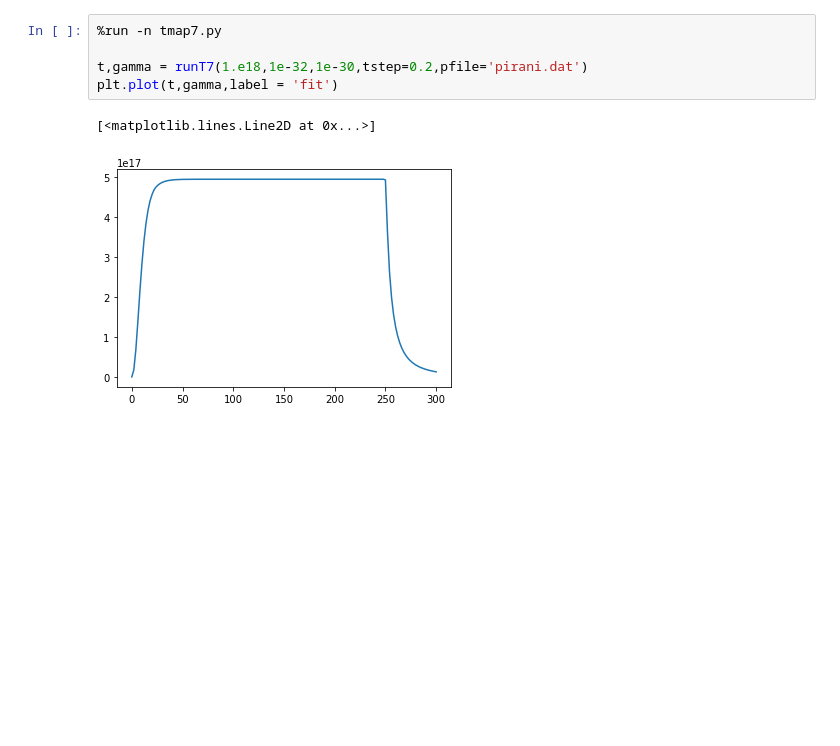
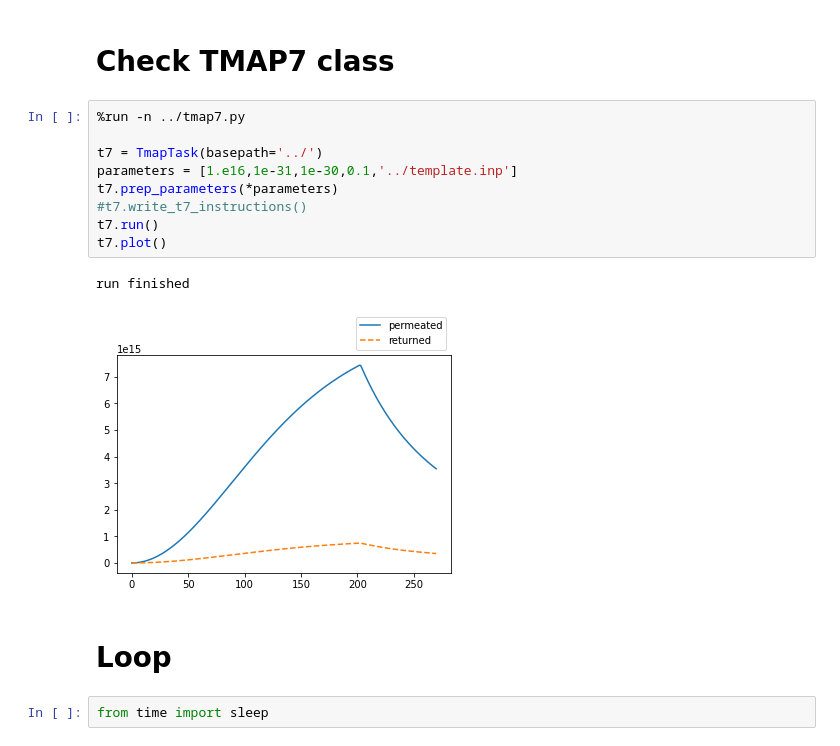
Before and after one commit to Kshora/pytmap7, a Jupyter notebook: examples/example.ipynb, the cells around one changed output. Cells and saved outputs as stored; diff of their text form; blank space fills up the shorter version.

```diff
--- a/examples/example.ipynb
+++ b/examples/example.ipynb
@@ -28,8 +34,18 @@ Make sure that you have correct paths to TMAP7 folder, and copy `.bat` files fro
-# %%
-%run -n tmap7.py
-
-t,gamma = runT7(1.e18,1e-32,1e-30,tstep=0.2,pfile='pirani.dat')
-plt.plot(t,gamma,label = 'fit')
-# %% [output]
-[<matplotlib.lines.Line2D at 0x...>]
-[figure, removed]
+# %% [markdown]
+# Check TMAP7 class
+# %%
+%run -n ../tmap7.py
+
+t7 = TmapTask(basepath='../')
+parameters = [1.e16,1e-31,1e-30,0.1,'../template.inp']
+t7.prep_parameters(*parameters)
+#t7.write_t7_instructions()
+t7.run()
+t7.plot()
+# %% [output]
+run finished
+[figure, added]
+# %% [markdown]
+# Loop
+# %%
+from time import sleep
```
Also changed, not shown: parts of 11 cells of this notebook, 5 other files.
